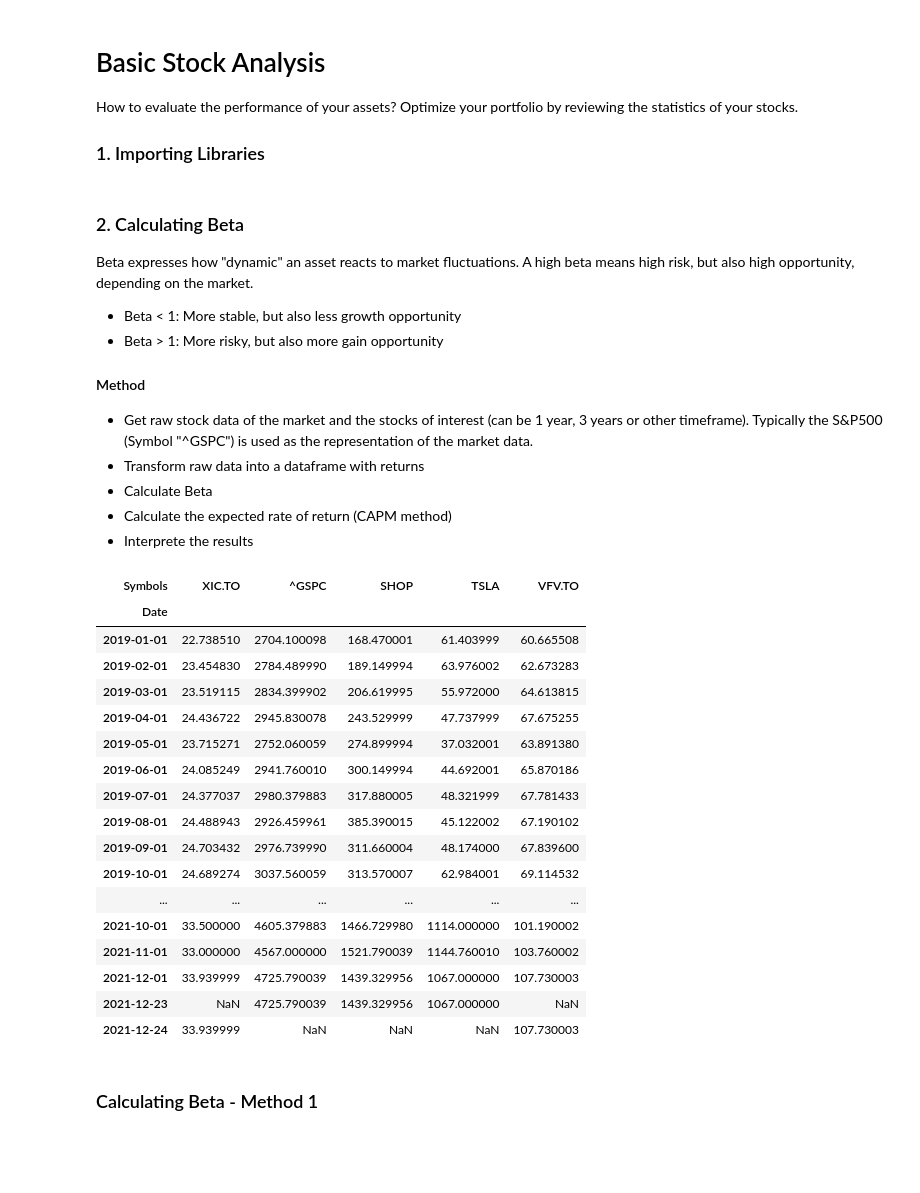
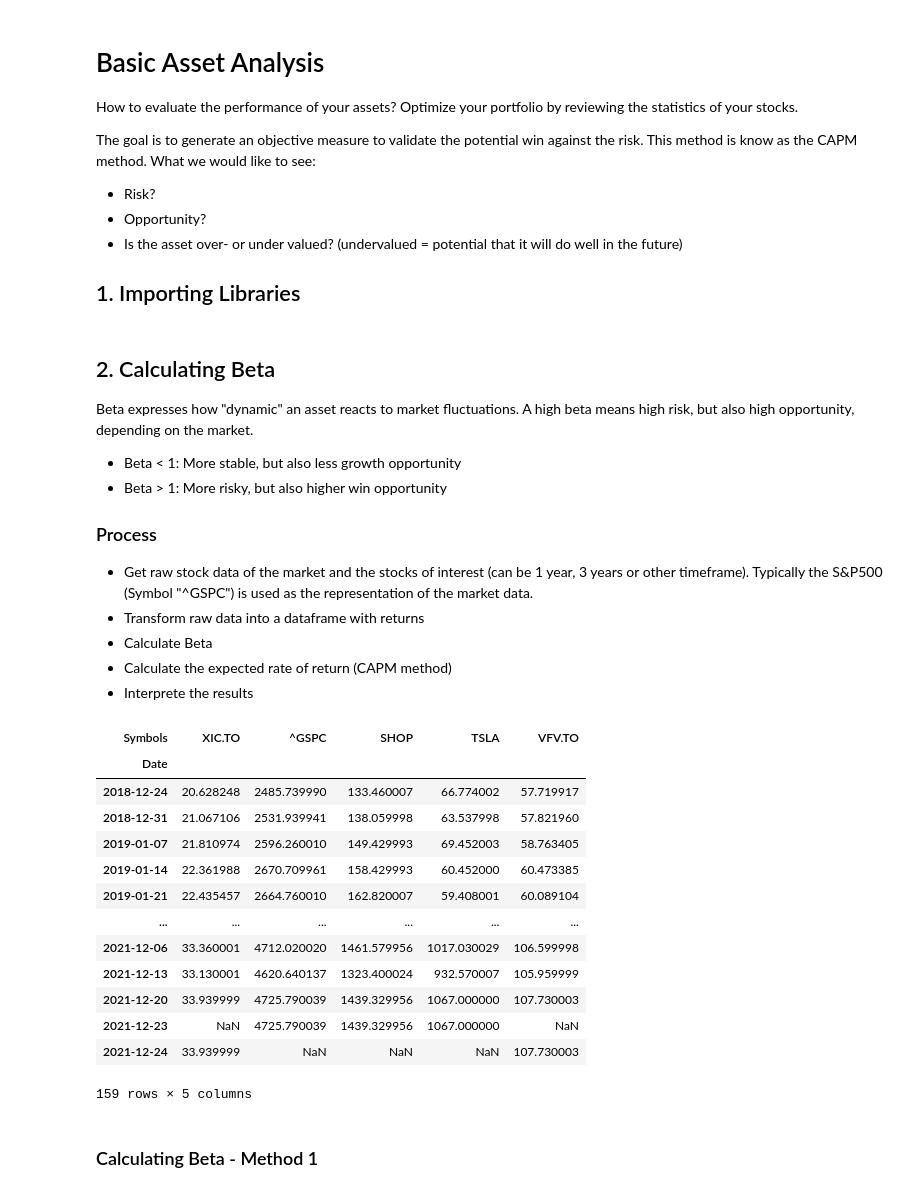
Before and after one commit to LarsTinnefeld/financial-analysis, a Jupyter notebook: transactions.ipynb, the cells around one changed output. Cells and saved outputs as stored; diff of their text form; code cells hidden in the pictures; blank space fills up the shorter version.

```diff
--- a/transactions.ipynb
+++ b/transactions.ipynb
@@ -1,10 +1,15 @@
 # %% [markdown]
-# Basic Stock Analysis
+# Basic Asset Analysis
 
 How to evaluate the performance of your assets?
 Optimize your portfolio by reviewing the statistics of your stocks.
 
-### 1. Importing Libraries
+The goal is to generate an objective measure to validate the potential win against the risk. This method is know as the CAPM method. What we would like to see:
+- Risk?
+- Opportunity?
+- Is the asset over- or under valued? (undervalued = potential that it will do well in the future)
+
+## 1. Importing Libraries
 # %%
 import pandas_datareader as pdr
 import numpy as np
@@ -14,10 +24,10 @@ from sklearn.linear_model import LinearRegression
 # %% [markdown]
-### 2. Calculating Beta
+## 2. Calculating Beta
 Beta expresses how "dynamic" an asset reacts to market fluctuations. A high beta means high risk, but also high opportunity, depending on the market.
 - Beta < 1: More stable, but also less growth opportunity
-- Beta > 1: More risky, but also more gain opportunity
+- Beta > 1: More risky, but also higher win opportunity
 
-#### Method
+### Process
 - Get raw stock data of the market and the stocks of interest (can be 1 year, 3 years or other timeframe). Typically the S&P500 (Symbol "^GSPC") is used as the representation of the market data.
 - Transform raw data into a dataframe with returns
 - Calculate Beta
@@ -26,31 +36,27 @@ Beta expresses how "dynamic" an asset reacts to market fluctuations. A high beta
 # %%
 tickers = ['XIC.TO', '^GSPC', 'SHOP', 'TSLA', 'VFV.TO']
 start = dt.datetime(2018, 12, 24)
 end = dt.datetime(2021, 12, 24)
-df_stocks = pdr.get_data_yahoo(tickers, start, end, interval="m")
+df_stocks = pdr.get_data_yahoo(tickers, start, end, interval="w")
 
 df_stocks = df_stocks['Adj Close']
 
 df_stocks
 # %% [output]
 | Symbols | XIC.TO | ^GSPC | SHOP | TSLA | VFV.TO |
 | Date |  |  |  |  |  |
-| 2019-01-01 | 22.738510 | 2704.100098 | 168.470001 | 61.403999 | 60.665508 |
-| 2019-02-01 | 23.454830 | 2784.489990 | 189.149994 | 63.976002 | 62.673283 |
-| 2019-03-01 | 23.519115 | 2834.399902 | 206.619995 | 55.972000 | 64.613815 |
-| 2019-04-01 | 24.436722 | 2945.830078 | 243.529999 | 47.737999 | 67.675255 |
-| 2019-05-01 | 23.715271 | 2752.060059 | 274.899994 | 37.032001 | 63.891380 |
-| 2019-06-01 | 24.085249 | 2941.760010 | 300.149994 | 44.692001 | 65.870186 |
-| 2019-07-01 | 24.377037 | 2980.379883 | 317.880005 | 48.321999 | 67.781433 |
-| 2019-08-01 | 24.488943 | 2926.459961 | 385.390015 | 45.122002 | 67.190102 |
-| 2019-09-01 | 24.703432 | 2976.739990 | 311.660004 | 48.174000 | 67.839600 |
-| 2019-10-01 | 24.689274 | 3037.560059 | 313.570007 | 62.984001 | 69.114532 |
+| 2018-12-24 | 20.628248 | 2485.739990 | 133.460007 | 66.774002 | 57.719917 |
+| 2018-12-31 | 21.067106 | 2531.939941 | 138.059998 | 63.537998 | 57.821960 |
+| 2019-01-07 | 21.810974 | 2596.260010 | 149.429993 | 69.452003 | 58.763405 |
+| 2019-01-14 | 22.361988 | 2670.709961 | 158.429993 | 60.452000 | 60.473385 |
+| 2019-01-21 | 22.435457 | 2664.760010 | 162.820007 | 59.408001 | 60.089104 |
 | ... | ... | ... | ... | ... | ... |
-| 2021-10-01 | 33.500000 | 4605.379883 | 1466.729980 | 1114.000000 | 101.190002 |
-| 2021-11-01 | 33.000000 | 4567.000000 | 1521.790039 | 1144.760010 | 103.760002 |
-| 2021-12-01 | 33.939999 | 4725.790039 | 1439.329956 | 1067.000000 | 107.730003 |
+| 2021-12-06 | 33.360001 | 4712.020020 | 1461.579956 | 1017.030029 | 106.599998 |
+| 2021-12-13 | 33.130001 | 4620.640137 | 1323.400024 | 932.570007 | 105.959999 |
+| 2021-12-20 | 33.939999 | 4725.790039 | 1439.329956 | 1067.000000 | 107.730003 |
 | 2021-12-23 | NaN | 4725.790039 | 1439.329956 | 1067.000000 | NaN |
 | 2021-12-24 | 33.939999 | NaN | NaN | NaN | 107.730003 |
+159 rows × 5 columns
 # %% [markdown]
 ### Calculating Beta - Method 1
 # %%
```
Also changed, not shown: parts of 12 cells of this notebook.
